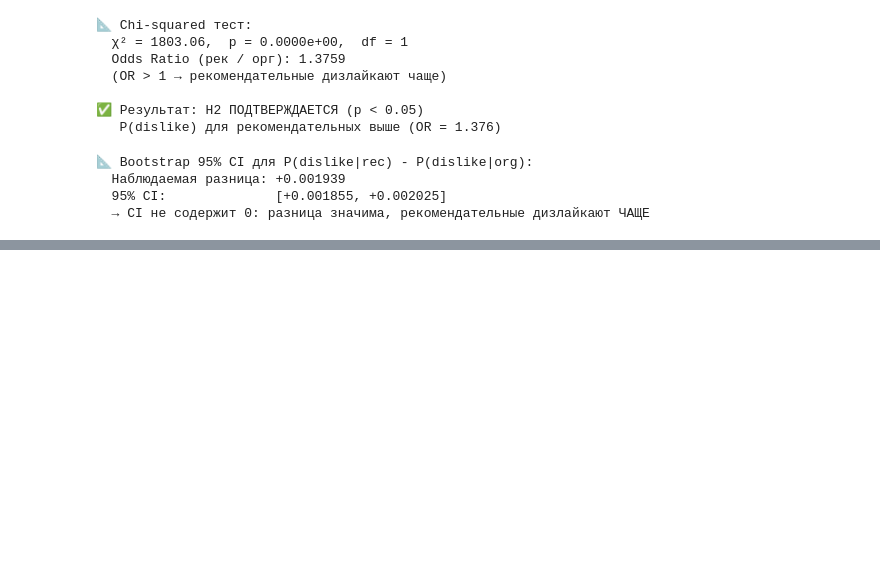
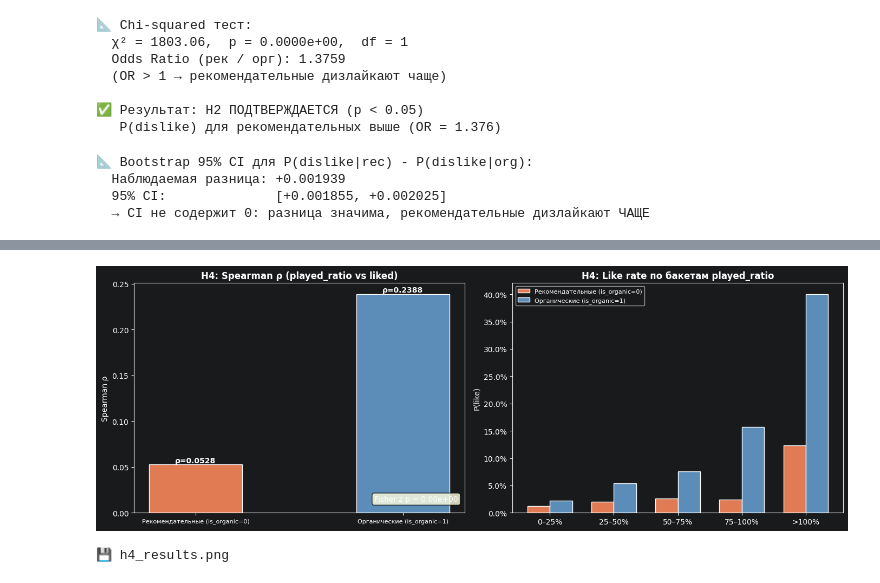
Before and after one commit to ericsupersonic/yndx-bigdata, a Jupyter notebook: yndx-bigdata.ipynb, the cells around one changed output, grey strips where cells are left out. Saved outputs shown, nothing was run; the diff lists cells and outputs as text; code cells hidden in the pictures; blank space fills up the shorter version.

```diff
--- a/yndx-bigdata.ipynb
+++ b/yndx-bigdata.ipynb
@@ -632,0 +933,38 @@ print('График сохранён: h2_results.png')
+# %%
+fig, axes = plt.subplots(1, 2, figsize=(14, 5))
+
+# График 1: ρ по группам
+rhos = [results_h4[0]['rho'], results_h4[1]['rho']]
+bars = axes[0].bar([ORGANIC_LABELS[0], ORGANIC_LABELS[1]], rhos,
+                   color=[COLORS[0], COLORS[1]], width=0.45, edgecolor='white')
+axes[0].set_title('H4: Spearman ρ (played_ratio vs liked)', fontweight='bold')
+axes[0].set_ylabel('Spearman ρ')
+axes[0].tick_params(axis='x', labelsize=8)
+for bar, val in zip(bars, rhos):
+    axes[0].text(bar.get_x()+bar.get_width()/2, bar.get_height()+0.002,
+                 f'ρ={val:.4f}', ha='center', fontweight='bold')
+axes[0].text(0.98, 0.05, f'Fisher z p = {p_z_h4:.2e}',
+             transform=axes[0].transAxes, ha='right',
+             bbox=dict(boxstyle='round', facecolor='lightyellow', alpha=0.8))
+
+# График 2: like rate по бакетам played_ratio
+h4_df['ratio_bin'] = pd.cut(h4_df['played_ratio'].clip(0, 110),
+                             bins=[0,25,50,75,100,110],
+                             labels=['0–25%','25–50%','50–75%','75–100%','>100%'])
+like_by_bin = h4_df.groupby(['ratio_bin','is_organic'])['liked'].mean().unstack()
+x = np.arange(len(like_by_bin))
+w = 0.35
+if 0 in like_by_bin.columns:
+    axes[1].bar(x-w/2, like_by_bin[0], w, label=ORGANIC_LABELS[0], color=COLORS[0], edgecolor='white')
+if 1 in like_by_bin.columns:
+    axes[1].bar(x+w/2, like_by_bin[1], w, label=ORGANIC_LABELS[1], color=COLORS[1], edgecolor='white')
+axes[1].set_xticks(x); axes[1].set_xticklabels(like_by_bin.index)
+axes[1].set_title('H4: Like rate по бакетам played_ratio', fontweight='bold')
+axes[1].set_ylabel('P(like)'); axes[1].legend(fontsize=8)
+axes[1].yaxis.set_major_formatter(mtick.PercentFormatter(1.0))
+
+plt.tight_layout(); plt.savefig('h4_results.png', bbox_inches='tight'); plt.show()
+print('💾 h4_results.png')
+# %% [output]
+[figure, added]
+💾 h4_results.png
```
Also changed, not shown: parts of 59 cells of this notebook, 10 other files.
